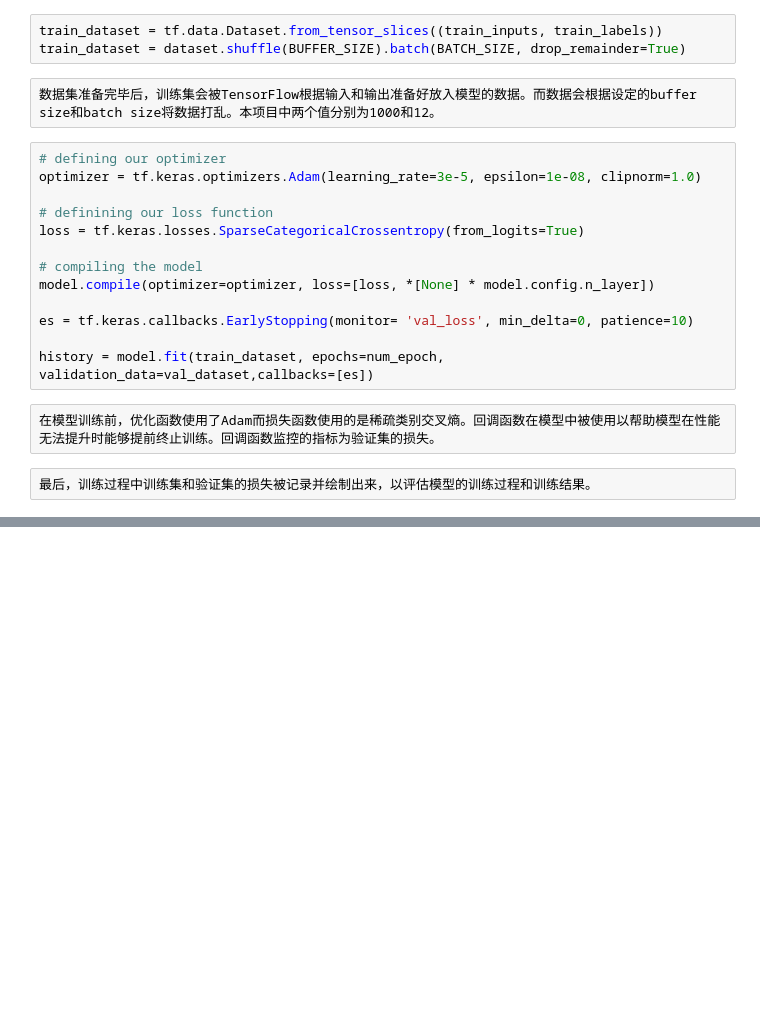
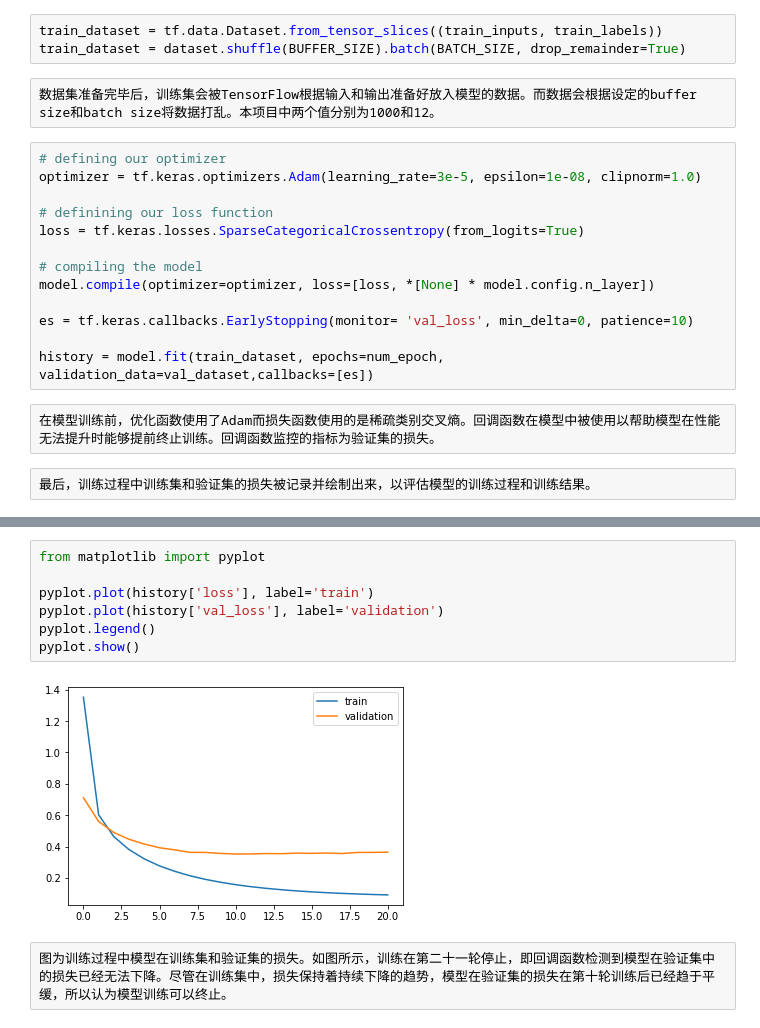
Before and after one commit to ZhangyuTang97/notes, a Jupyter notebook: Untitled.ipynb, the cells around one changed output, grey strips where cells are left out. Drawn from its saved outputs; the diff is of its cells as text; blank space fills up the shorter version.

```diff
--- a/Untitled.ipynb
+++ b/Untitled.ipynb
@@ -273,0 +276,11 @@ history = model.fit(train_dataset, epochs=num_epoch, validation_data=val_dataset
+# %%
+from matplotlib import pyplot
+
+pyplot.plot(history['loss'], label='train')
+pyplot.plot(history['val_loss'], label='validation')
+pyplot.legend()
+pyplot.show()
+# %% [output]
+[figure, added]
+# %%
+图为训练过程中模型在训练集和验证集的损失。如图所示，训练在第二十一轮停止，即回调函数检测到模型在验证集中的损失已经无法下降。尽管在训练集中，损失保持着持续下降的趋势，模型在验证集的损失在第十轮训练后已经趋于平缓，所以认为模型训练可以终止。
```
Also changed, not shown: parts of 3 cells of this notebook.
